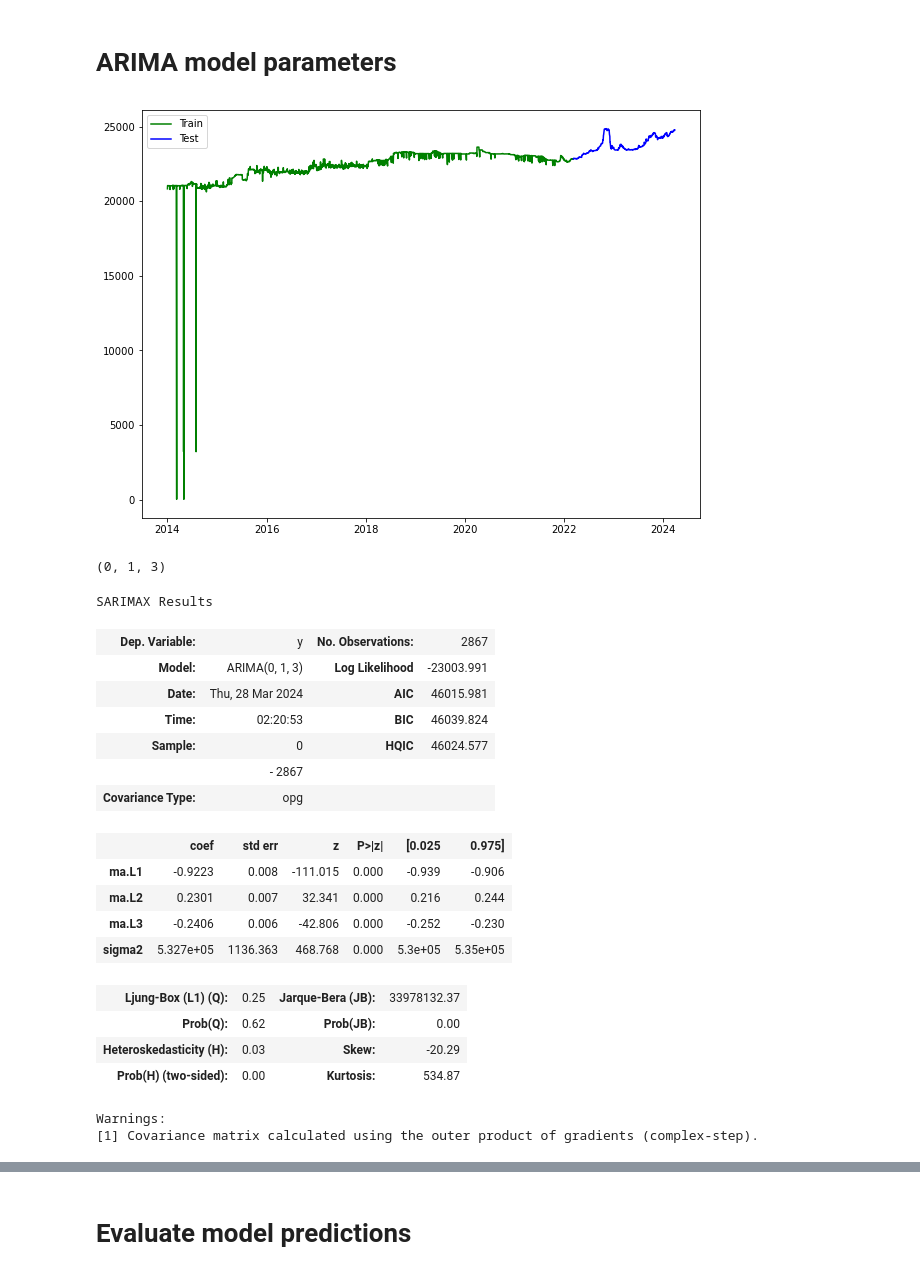
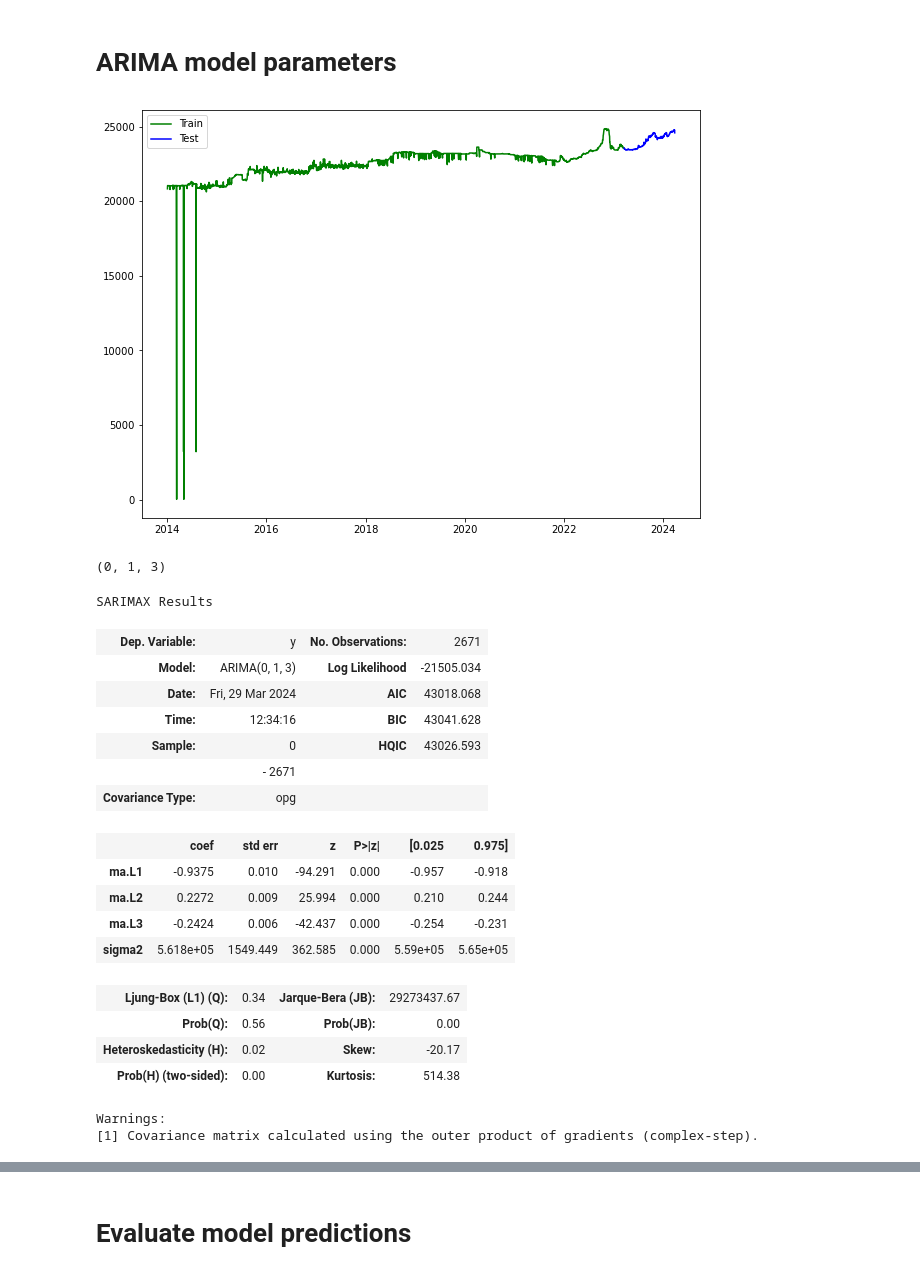
Before and after one commit to czarhirah/Econometrics, a Jupyter notebook: Zah/ARIMA v3.ipynb, the cells around one changed output, grey strips where cells are left out. Cells and saved outputs as stored; diff of their text form; code cells hidden in the pictures.

Commit message:
arima v3 cleanup

```diff
--- a/Zah/ARIMA v3.ipynb
+++ b/Zah/ARIMA v3.ipynb
@@ -142,18 +142,18 @@ plt.show()
 # ARIMA model parameters
 # %%
 # Seperate into train and test data
-to_row = int(len(df)*0.8)
+to_row = int(len(df)*0.9)
 
 df_train = list(df[0:to_row]['Adj Close'])
 df_test = list(df[to_row:]['Adj Close'])
 
 # Plot
 plt.plot(df[0:to_row]['Adj Close'], 'green', label='Train')
 plt.plot(df[to_row:]['Adj Close'],'blue',label='Test')
 plt.legend()
 plt.show()
 # %% [output]
-[figure, old version]
+[figure, new version]
 # %%
 # Finding ARIMA parameters automatically
 model = auto_arima(df[0:to_row]['Adj Close'].dropna(), seasonal=False, stepwise= False, d= None, suppress_warnings=True)
@@ -180,22 +180,22 @@ for i in range(n_test_obser):
 model_fit.summary()
 # %% [output]
 SARIMAX Results
-| Dep. Variable: | y | No. Observations: | 2867 |
-| Model: | ARIMA(0, 1, 3) | Log Likelihood | -23003.991 |
-| Date: | Thu, 28 Mar 2024 | AIC | 46015.981 |
-| Time: | 02:20:53 | BIC | 46039.824 |
-| Sample: | 0 | HQIC | 46024.577 |
-|  | - 2867 |  |  |
+| Dep. Variable: | y | No. Observations: | 2671 |
+| Model: | ARIMA(0, 1, 3) | Log Likelihood | -21505.034 |
+| Date: | Fri, 29 Mar 2024 | AIC | 43018.068 |
+| Time: | 12:34:16 | BIC | 43041.628 |
+| Sample: | 0 | HQIC | 43026.593 |
+|  | - 2671 |  |  |
 | Covariance Type: | opg |  |  |
 |  | coef | std err | z | P>|z| | [0.025 | 0.975] |
-| ma.L1 | -0.9223 | 0.008 | -111.015 | 0.000 | -0.939 | -0.906 |
-| ma.L2 | 0.2301 | 0.007 | 32.341 | 0.000 | 0.216 | 0.244 |
-| ma.L3 | -0.2406 | 0.006 | -42.806 | 0.000 | -0.252 | -0.230 |
-| sigma2 | 5.327e+05 | 1136.363 | 468.768 | 0.000 | 5.3e+05 | 5.35e+05 |
+| ma.L1 | -0.9375 | 0.010 | -94.291 | 0.000 | -0.957 | -0.918 |
+| ma.L2 | 0.2272 | 0.009 | 25.994 | 0.000 | 0.210 | 0.244 |
+| ma.L3 | -0.2424 | 0.006 | -42.437 | 0.000 | -0.254 | -0.231 |
+| sigma2 | 5.618e+05 | 1549.449 | 362.585 | 0.000 | 5.59e+05 | 5.65e+05 |
-| Ljung-Box (L1) (Q): | 0.25 | Jarque-Bera (JB): | 33978132.37 |
-| Prob(Q): | 0.62 | Prob(JB): | 0.00 |
-| Heteroskedasticity (H): | 0.03 | Skew: | -20.29 |
-| Prob(H) (two-sided): | 0.00 | Kurtosis: | 534.87 |
+| Ljung-Box (L1) (Q): | 0.34 | Jarque-Bera (JB): | 29273437.67 |
+| Prob(Q): | 0.56 | Prob(JB): | 0.00 |
+| Heteroskedasticity (H): | 0.02 | Skew: | -20.17 |
+| Prob(H) (two-sided): | 0.00 | Kurtosis: | 514.38 |
 Warnings:
 [1] Covariance matrix calculated using the outer product of gradients (complex-step).
 # %%
```
Also changed, not shown: parts of 5 cells of this notebook.
